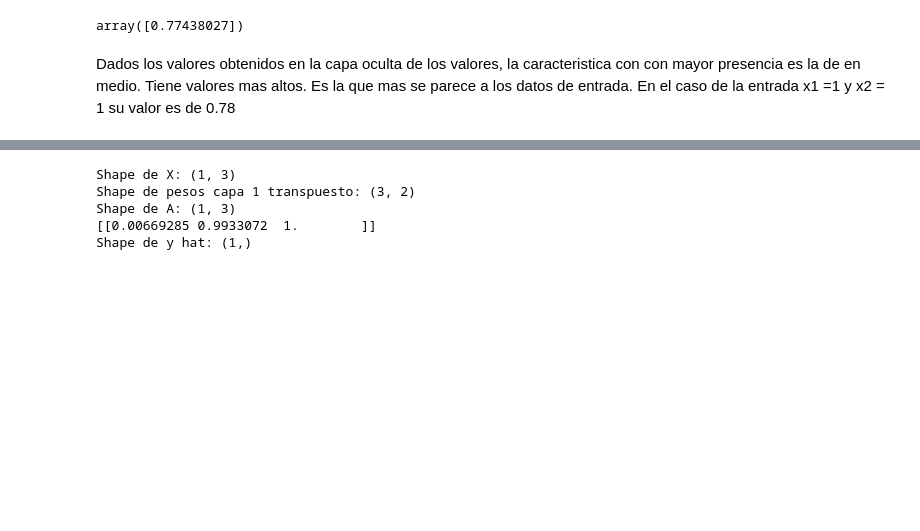
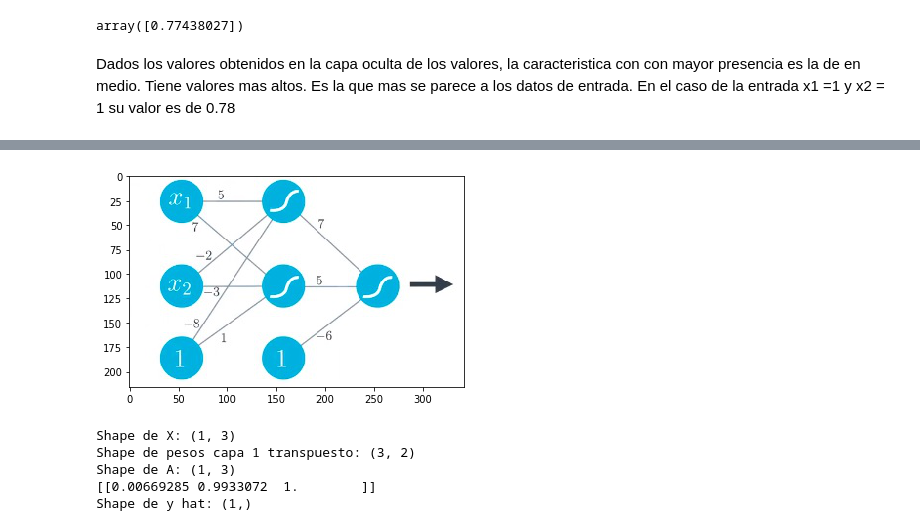
Before and after one commit to rub3ng0nzalez/MSDegree, a Jupyter notebook: Statistical Learning/Forward Propagation/Forward_Propagation_RDG.ipynb, the cells around one changed output, grey strips where cells are left out. Saved outputs shown, nothing was run; the diff lists cells and outputs as text; code cells hidden in the pictures; blank space fills up the shorter version.

```diff
--- a/Statistical Learning/Forward Propagation/Forward_Propagation_RDG.ipynb
+++ b/Statistical Learning/Forward Propagation/Forward_Propagation_RDG.ipynb
@@ -152,3 +163,7 @@ Dados los valores obtenidos en la capa oculta de los valores, la caracteristica
+# %%
+PlotImagen("Diagrama1.jpg")
+# %% [output]
+[figure, added]
 # %%
 # 1 observacion, 2 variables y se incluye el sesgo con un uno al final.
 X2 = np.array([
```
Also changed, not shown: parts of 7 cells of this notebook.
